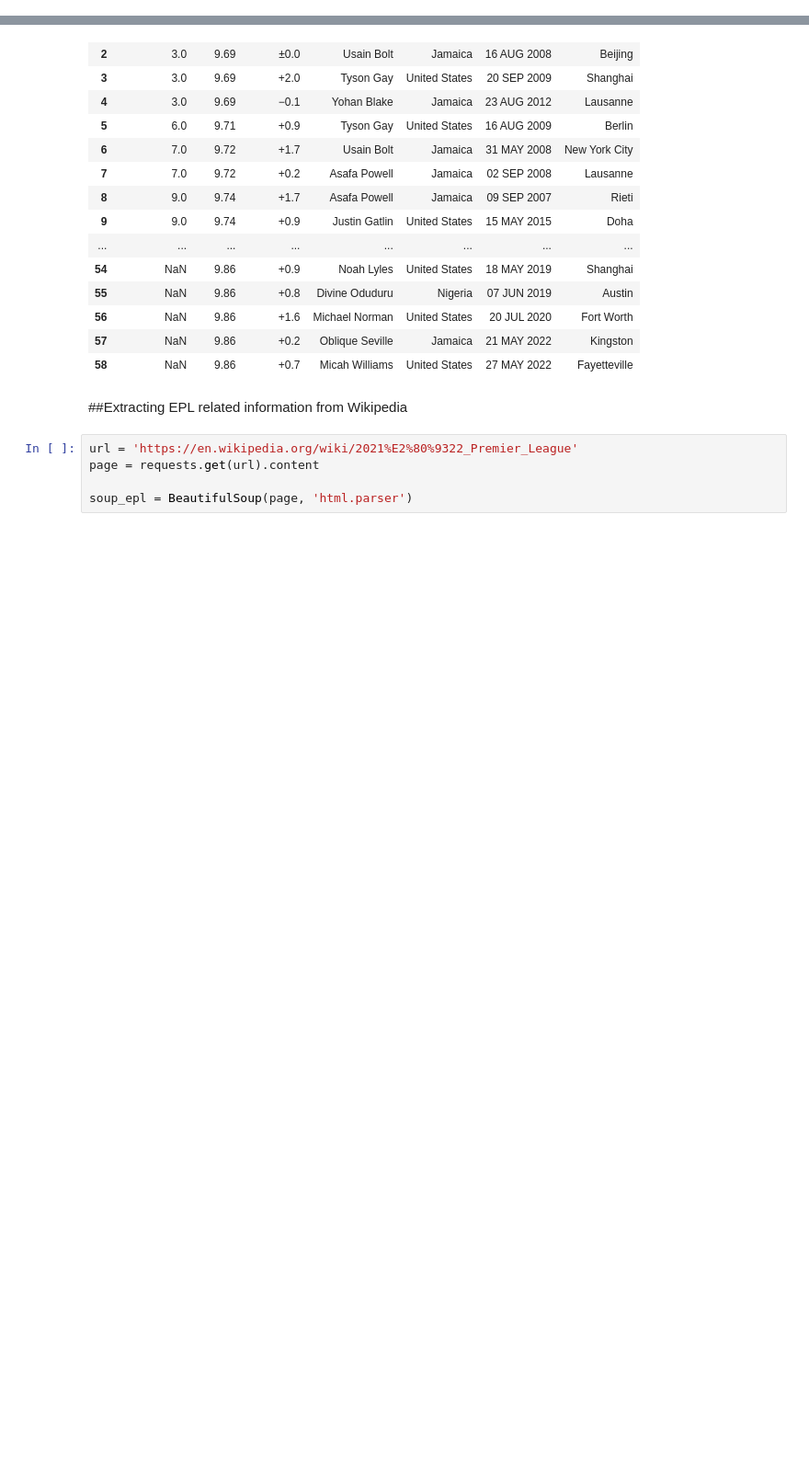
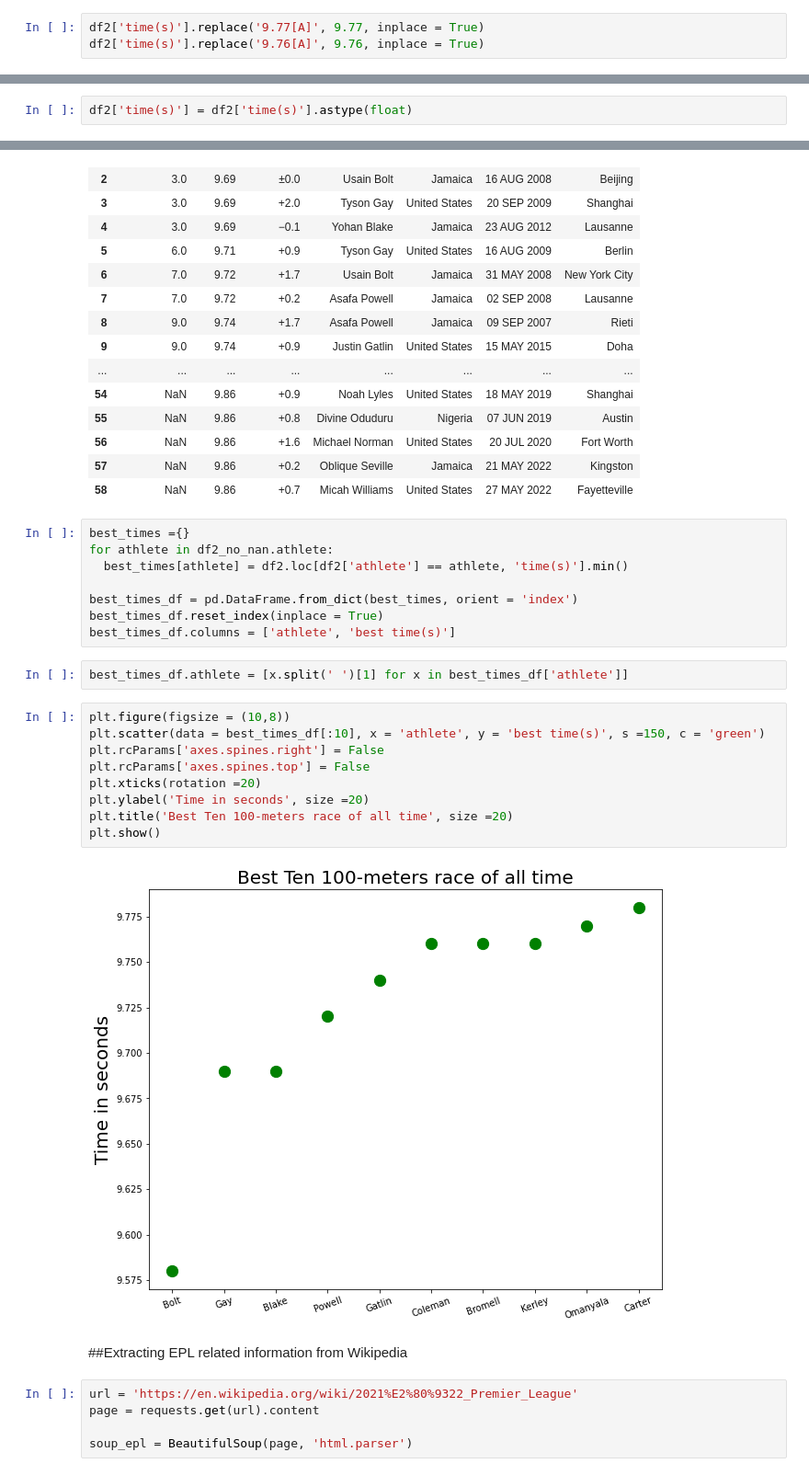
Before and after one commit to Delonix7/Data_Science_Essentials, a Jupyter notebook: Web_Scraping_with_Python.ipynb, the cells around one changed output, grey strips where cells are left out. Shown at 92% size. Cells and saved outputs as stored; diff of their text form; blank space fills up the shorter version.

```diff
--- a/Web_Scraping_with_Python.ipynb
+++ b/Web_Scraping_with_Python.ipynb
@@ -336,0 +379,3 @@ df2.shape
+# %%
+df2['time(s)'].replace('9.77[A]', 9.77, inplace = True)
+df2['time(s)'].replace('9.76[A]', 9.76, inplace = True)
@@ -336,0 +399,2 @@ df2.shape
+# %%
+df2['time(s)'] = df2['time(s)'].astype(float)
@@ -354,6 +435,27 @@ df2
 | 56 | NaN | 9.86 | +1.6 | Michael Norman | United States | 20 JUL 2020 | Fort Worth |
 | 57 | NaN | 9.86 | +0.2 | Oblique Seville | Jamaica | 21 MAY 2022 | Kingston |
 | 58 | NaN | 9.86 | +0.7 | Micah Williams | United States | 27 MAY 2022 | Fayetteville |
+# %%
+best_times ={}
+for athlete in df2_no_nan.athlete:
+  best_times[athlete] = df2.loc[df2['athlete'] == athlete, 'time(s)'].min()
+
+best_times_df = pd.DataFrame.from_dict(best_times, orient = 'index')
+best_times_df.reset_index(inplace = True)
+best_times_df.columns = ['athlete', 'best time(s)']
+# %%
+best_times_df.athlete = [x.split(' ')[1] for x in best_times_df['athlete']]
+# %%
+plt.figure(figsize = (10,8))
+plt.scatter(data = best_times_df[:10], x = 'athlete', y = 'best time(s)', s =150, c = 'green')
+plt.rcParams['axes.spines.right'] = False
+plt.rcParams['axes.spines.top'] = False
+plt.xticks(rotation =20)
+plt.ylabel('Time in seconds', size =20)
+plt.title('Best Ten 100-meters race of all time', size =20)
+plt.show()
+# %% [output]
+[figure, added]
 # %% [markdown]
 ##Extracting EPL related information from Wikipedia
 # %%
```
Also changed, not shown: parts of 40 cells of this notebook.
